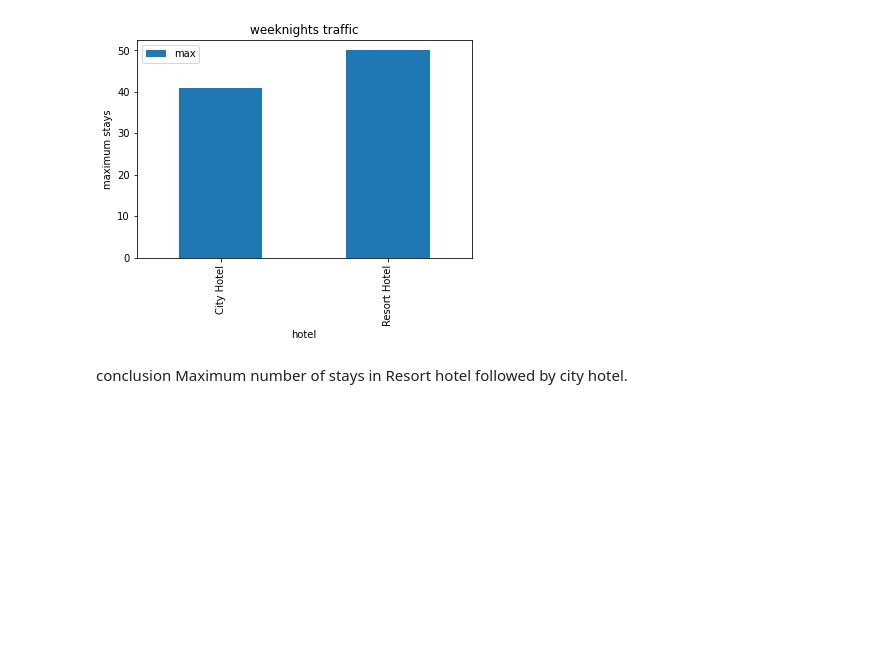
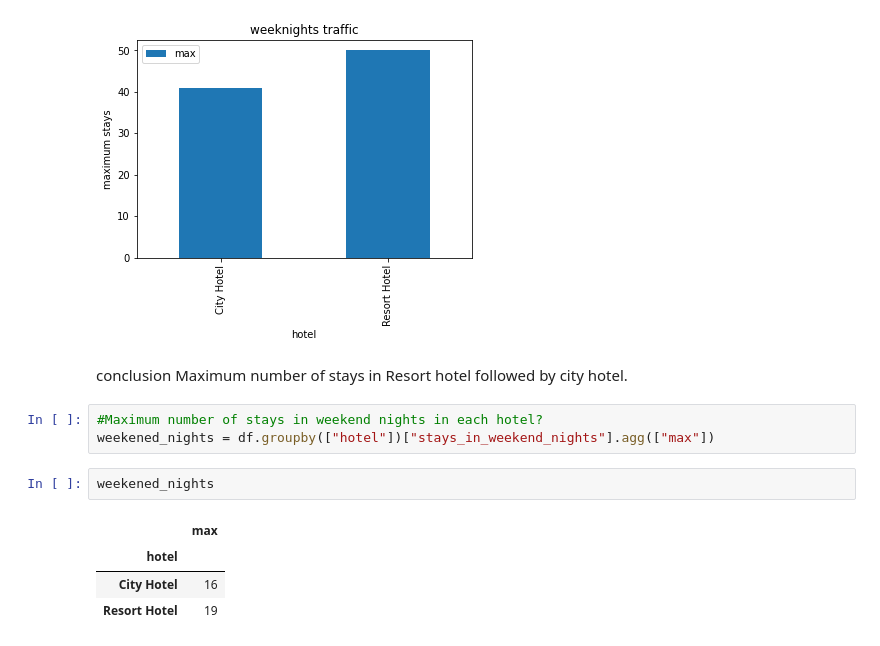
Before and after one commit to fkofkf431/Capestone-project1-Hotel-Booking-Analysis, a Jupyter notebook: Mohd_Firoz_Chaudhri_Hotel_Booking_Analysis_Capstone_Project.ipynb, the cells around one changed output. Cells and saved outputs as stored; diff of their text form; blank space fills up the shorter version.

```diff
--- a/Mohd_Firoz_Chaudhri_Hotel_Booking_Analysis_Capstone_Project.ipynb
+++ b/Mohd_Firoz_Chaudhri_Hotel_Booking_Analysis_Capstone_Project.ipynb
@@ -223,3 +223,13 @@ Text(0.5, 0, 'hotel')
 [figure]
 # %% [markdown]
 conclusion Maximum number of stays in Resort hotel followed by city hotel.
+# %%
+#Maximum number of stays in weekend nights in each hotel?
+weekened_nights = df.groupby(["hotel"])["stays_in_weekend_nights"].agg(["max"])
+# %%
+weekened_nights
+# %% [output]
+|  | max |
+| hotel |  |
+| City Hotel | 16 |
+| Resort Hotel | 19 |
```
Also changed, not shown: parts of 2 cells of this notebook.
